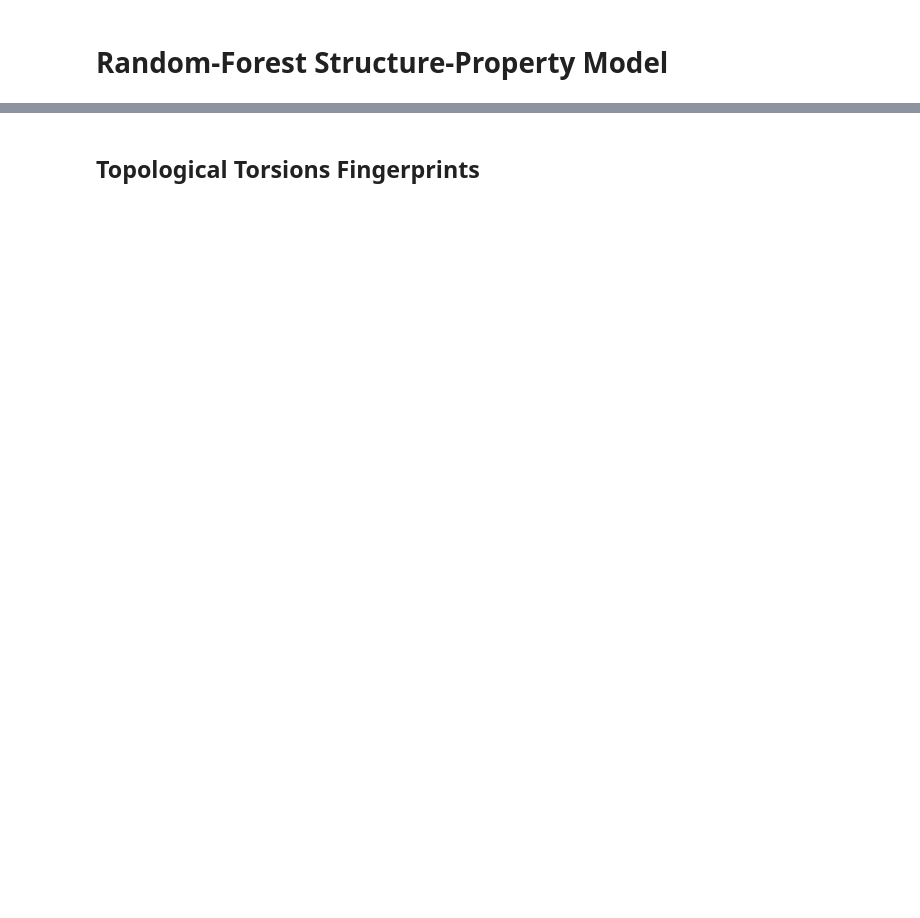
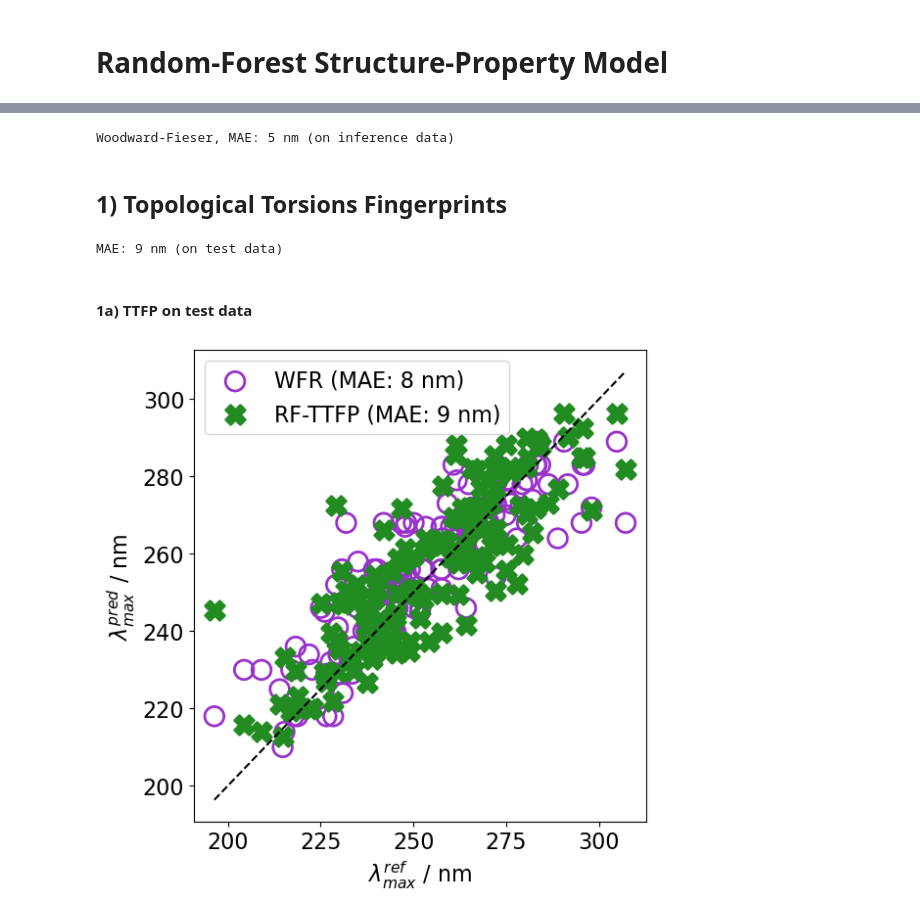
Before and after one commit to CompPhotoChem/ChromoPredict, a Jupyter notebook: examples/RF_Prediction.ipynb, the cells around one changed output, grey strips where cells are left out. Drawn from its saved outputs; the diff is of its cells as text; code cells hidden in the pictures; blank space fills up the shorter version.

Commit message:
random forest model tutorial

```diff
--- a/examples/RF_Prediction.ipynb
+++ b/examples/RF_Prediction.ipynb
@@ -220,2 +78,5 @@ df.count()
 # %%
-df.hist()
+mae_wf = mean_absolute_error(df_inference['nm_exp'], df_inference['nm_wfr'])
+print('Woodward-Fieser, MAE: '+str(int(mae_wf))+' nm (on inference data)')
+# %% [output]
+Woodward-Fieser, MAE: 5 nm (on inference data)
@@ -262,27 +83,33 @@ hist_data.to_csv('nm_WFR_histogram_data.csv', index=False, sep=' ')
 # %% [markdown]
-## Topological Torsions Fingerprints
+## 1) Topological Torsions Fingerprints
 # %%
-X, y = get_tt_fp_data(df=df)
-X_train, X_test, y_train, y_test = get_data_split(X,y)
-model, mae = train_rf_model(X_train, X_test, y_train, y_test)
-print(mae)
+X, y = fp.get_tt_fp_data(df=df)
+X_train, X_test, y_train, y_test = fp.get_data_split(X,y)
+model, mae = fp.train_rf_model(X_train, X_test, y_train, y_test)
 
-y_pred = model.predict(X_test)
-
-df_test = df.loc[X_test.index].copy()
-df_test['nm_rf_rfp'] = y_pred
-
-df_test.head(n=4)
+print('MAE: '+str(int(mae))+' nm (on test data)')
+# %% [output]
+MAE: 9 nm (on test data)
+# %% [markdown]
+#### 1a) TTFP on test data
 # %%
-def get_ttfp_pred(smi, X_test, model):
+# predict on test data
+y_pred = model.predict(X_test)
+df_test = df.loc[X_test.index].copy()
+df_test['nm_rf_ttfp'] = y_pred
 
-    unseen_fp = get_tt_fp(smi).reshape(1, -1)
-    unseen_df = pd.DataFrame(unseen_fp, columns=X_test.columns)
-    pred = model.predict(unseen_df)[0]
-    #print(f"Predicted absorption max for {smi}: {pred:.2f}")
+mae_wf_test = mean_absolute_error(df_test['nm_b3lyp'], df_test['nm_wfr'])
+mae_ttfp_test = mean_absolute_error(df_test['nm_b3lyp'], df_test['nm_rf_ttfp'])
 
-    return int(pred)
-
-df_inference['nm_rf_ttfp'] = df_inference['smiles'].apply(lambda smi: get_ttfp_pred(smi, X_test, model))
-
-df_inference
+# scatterplot predictions
+fp.plot_multiple_scatter(
+    df_test,
+    x_col='nm_b3lyp',
+    y_cols=['nm_wfr', 'nm_rf_ttfp'],
+    labels=[f'WFR (MAE: {int(mae_wf_test)} nm)', f'RF-TTFP (MAE: {int(mae_ttfp_test)} nm)'],
+    markers=['o', 'X'],
+    colors=['darkorchid', 'forestgreen'],
+    savepath='wf_rf-ttfp_test.pdf'
+)
+# %% [output]
+[figure, added]
```
Also changed, not shown: parts of 35 cells of this notebook, 1 other file.
